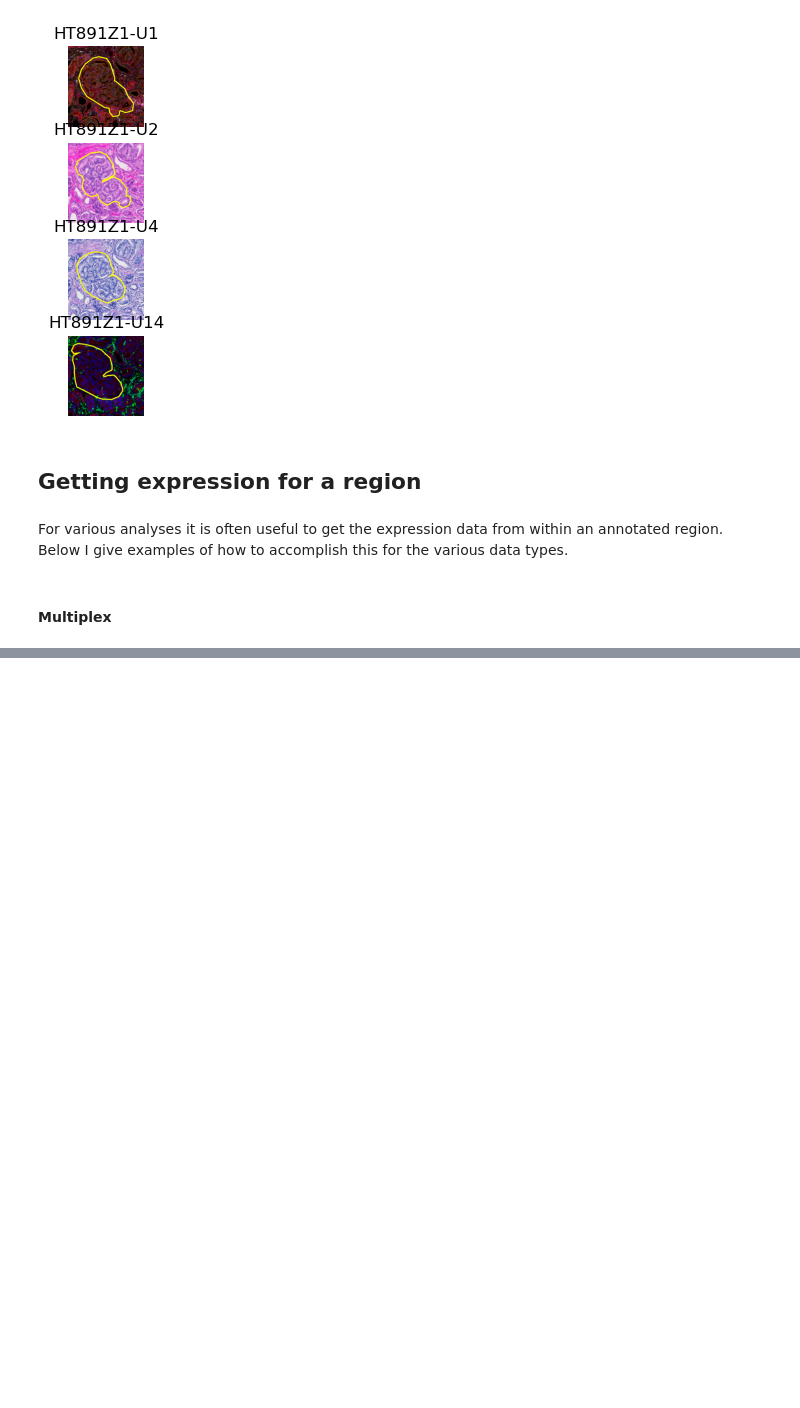
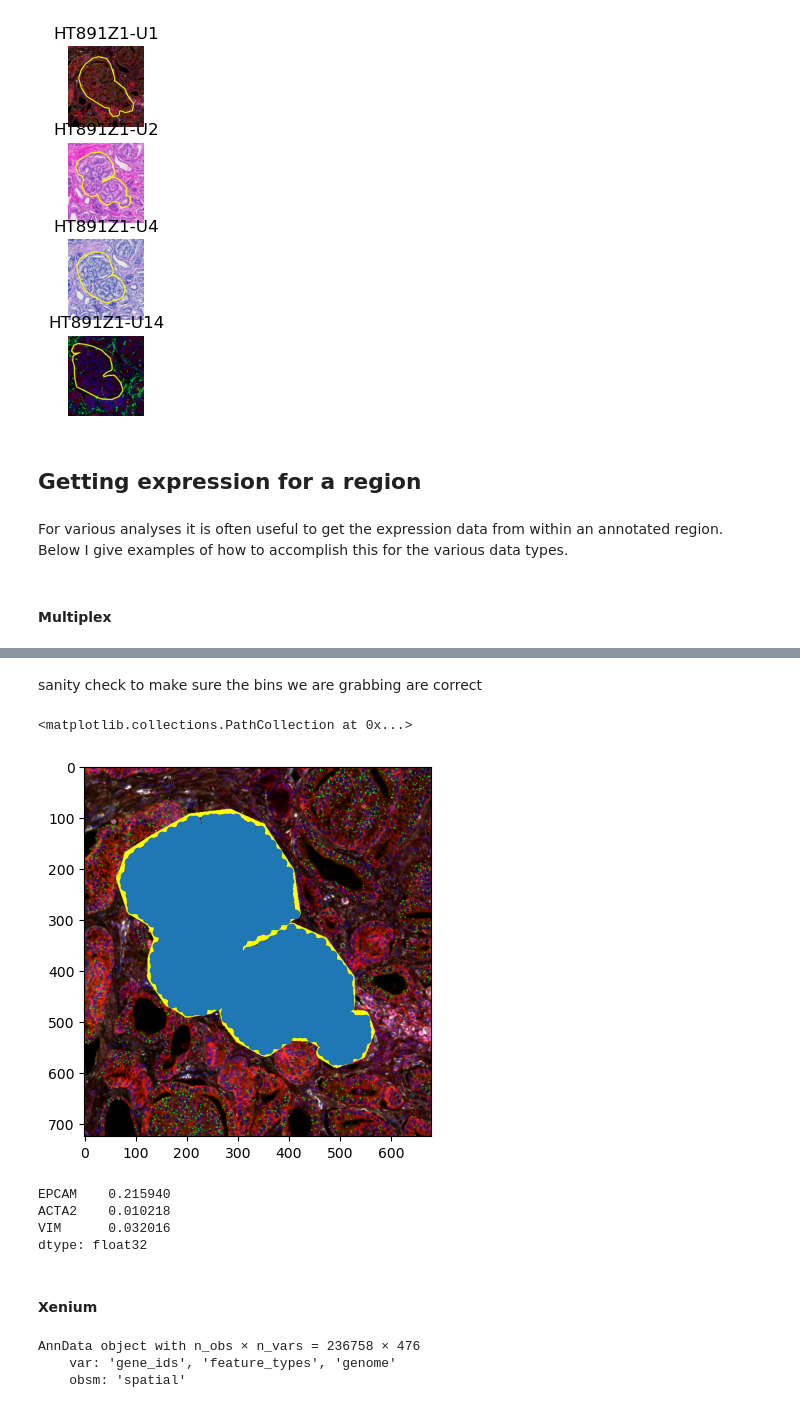
Before and after one commit to ding-lab/ding-lab-spatial, a Jupyter notebook: 3d_analysis/3D_path_annotation.ipynb, the cells around one changed output, grey strips where cells are left out. Saved outputs shown, nothing was run; the diff lists cells and outputs as text; code cells hidden in the pictures; blank space fills up the shorter version.

Commit message:
adding 3d path annotation notebook

```diff
--- a/3d_analysis/3D_path_annotation.ipynb
+++ b/3d_analysis/3D_path_annotation.ipynb
@@ -542,3 +543,11 @@ for region, ax in zip(regions, axs):
 [figure]
 # %% [markdown]
 We can also display the masked region on top of the original stacked RGBs
+# %%
+# reading in the stacked RGBs that we saved earlier
+stacked_rgbs = tifffile.imread(path_annot_dir / 'stacked_rgb.ome.tiff')
+
+# tifffile unrolls the z plane, so here we are just adding it back in
+stacked_rgbs = rearrange(stacked_rgbs, '(z c) h w -> z h w c', c=3)
+
+stacked_rgbs.shape
@@ -579,0 +649,5 @@ For various analyses it is often useful to get the expression data from within a
+# %%
+sid = 'HT891Z1-U2'
+path = registered_dir / 'Z5_HT891Z1-U2_visiumhd.h5ad'
+adata = sc.read_h5ad(path)
+adata
@@ -579,0 +658,6 @@ For various analyses it is often useful to get the expression data from within a
+# %%
+# grab the region associated with this multiplex section
+region = [r for r in regions if r['section_id'] == sid][0]
+mask = region['mask']
+
+mask.shape
@@ -579,0 +668,8 @@ For various analyses it is often useful to get the expression data from within a
+# %%
+# grab x and y corrdinates, we also need to downsample to regions resolution
+coords = (adata.obsm['spatial'] / down).astype(int)
+xs, ys = coords[:, 0], coords[:, 1]
+
+# filter the adata for only bins inside the region
+filtered = adata[mask[ys, xs]]
+filtered
@@ -579,0 +698,33 @@ For various analyses it is often useful to get the expression data from within a
+# %% [markdown]
+sanity check to make sure the bins we are grabbing are correct
+# %%
+fig, ax = plt.subplots()
+
+rgb = stacked_rgbs[0].copy()
+
+rgb = rgb[r1:r2, c1:c2]
+m = mask[r1:r2, c1:c2]
+
+rgb = add_ring_to_rgb(rgb, m)
+
+ax.imshow(rgb)
+
+plot_coords = filtered.obsm['spatial'] / down
+plot_xs, plot_ys = plot_coords[:, 0], plot_coords[:, 1]
+plot_xs -= c1
+plot_ys -= r1
+
+ax.scatter(plot_xs, plot_ys)
+# %% [output]
+<matplotlib.collections.PathCollection at 0x...>
+[figure, added]
+# %%
+# viewing some rando genes
+exp[['EPCAM', 'ACTA2', 'VIM']]
+# %% [output]
+EPCAM    0.215940
+ACTA2    0.010218
+VIM      0.032016
+dtype: float32
+# %% [markdown]
+#### Xenium
@@ -579,0 +739,6 @@ For various analyses it is often useful to get the expression data from within a
+# %%
+adata
+# %% [output]
+AnnData object with n_obs × n_vars = 236758 × 476
+    var: 'gene_ids', 'feature_types', 'genome'
+    obsm: 'spatial'
```
Also changed, not shown: parts of 38 cells of this notebook.
